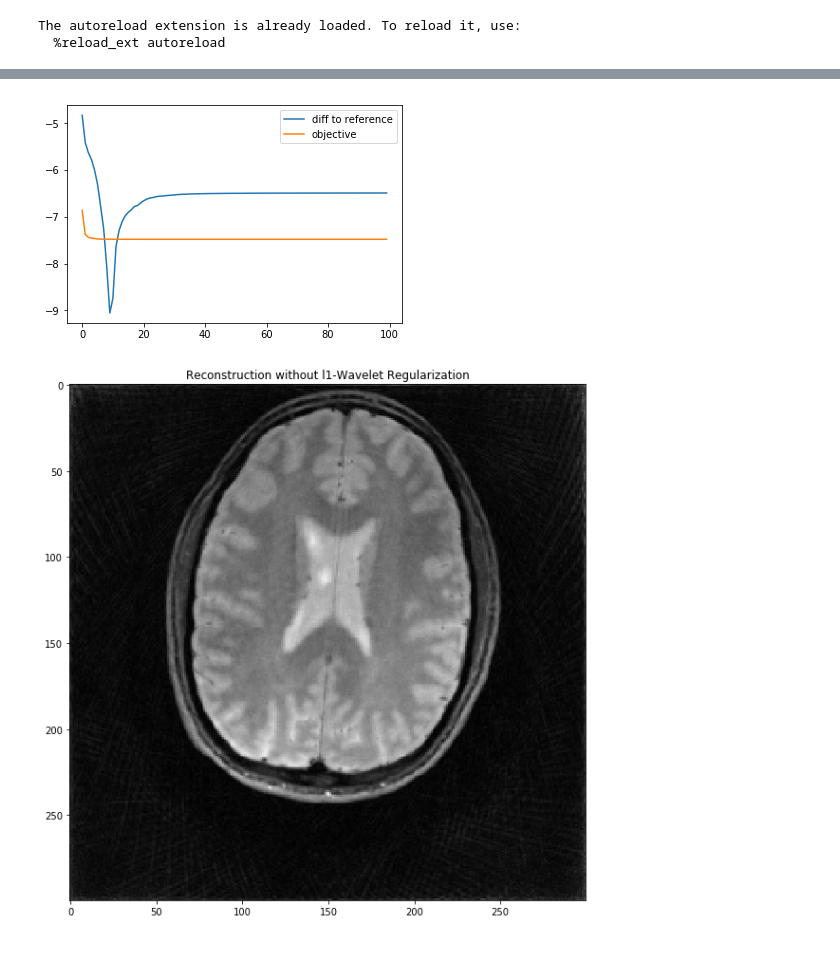
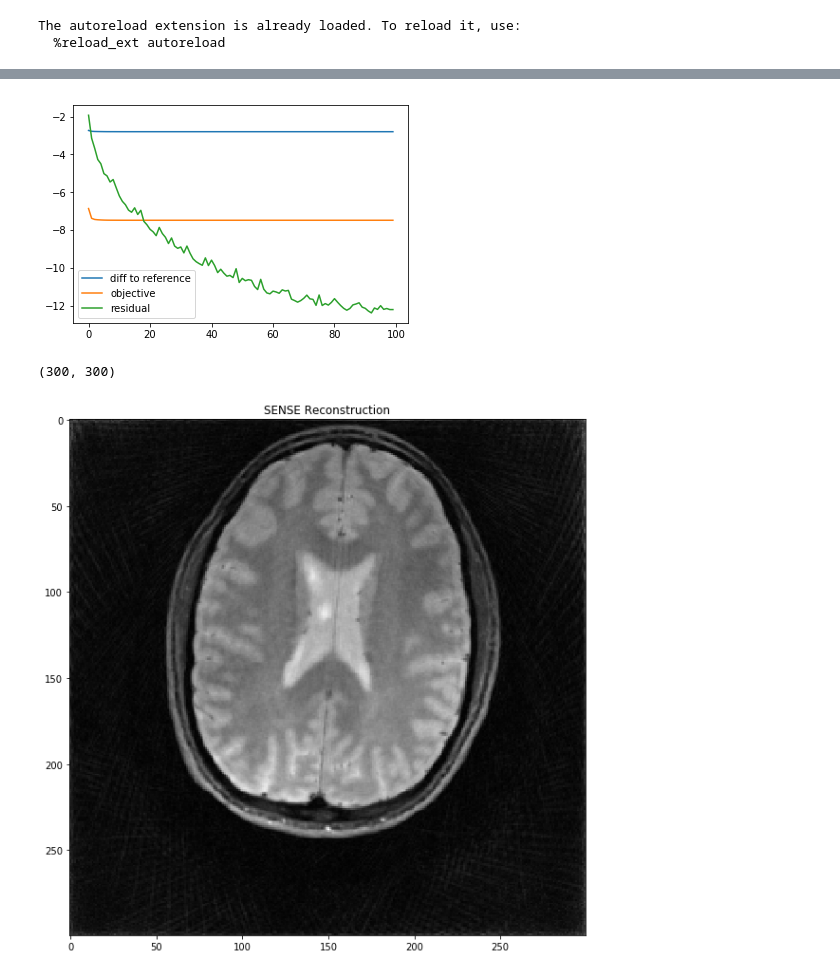
Before and after one commit to KeWang0622/rrsg_challenge_sigpy, a Jupyter notebook: rrsg_challenge/rrsg_ReproduceFigures.ipynb, the cells around one changed output, grey strips where cells are left out. Saved outputs shown, nothing was run; the diff lists cells and outputs as text; code cells hidden in the pictures.

Commit message:
Add density compensation and intensity correction

```diff
--- a/rrsg_challenge/rrsg_ReproduceFigures.ipynb
+++ b/rrsg_challenge/rrsg_ReproduceFigures.ipynb
@@ -59,7 +59,7 @@ class LinearLeastSquares_ref(sp.app.LinearLeastSquares):
                  alg_name=None, max_iter=100,
                  P=None, alpha=None, max_power_iter=30, accelerate=True,
                  tau=None, sigma=None,
-                 save_objective_values=True, show_pbar=True, reference_image=None):
+                 save_objective_values=True, show_pbar=True, reference_image=None, save_res=True):
         self.A = A
         self.y = y
         self.x = x
@@ -81,6 +81,7 @@ class LinearLeastSquares_ref(sp.app.LinearLeastSquares):
         self.save_objective_values = save_objective_values
         self.show_pbar = show_pbar
         self.reference_image = reference_image
+        self.save_res = save_res
 
         self.y_device = backend.get_device(y)
         if self.x is None:
@@ -92,6 +93,9 @@ class LinearLeastSquares_ref(sp.app.LinearLeastSquares):
 
         if self.save_objective_values:
             self.objective_values = []
+
+        if self.save_res:
+            self.res = [] # residual
 
         if self.reference_image is not None:
             self.diff_to_reference = []
@@ -106,6 +110,9 @@ class LinearLeastSquares_ref(sp.app.LinearLeastSquares):
         if self.save_objective_values:
             self.objective_values.append(self.objective())
 
+        if self.save_res:
+            self.res.append(self.alg.resid)
+
         if self.reference_image is not None:
             self.diff_to_reference.append(self.get_diff_to_reference())
 
@@ -121,0 +204,33 @@ class LinearLeastSquares_ref(sp.app.LinearLeastSquares):
+# %%
+# Define density compensation
+
+def get_dcf(coor):
+    pl.ScatterPlot(coor)
+    kmax = np.amax(coor)
+    coord_shape = coor.shape
+    nro, ntr, ndim = coord_shape
+    dcf = np.zeros((nro,ntr))
+    delta_k = kmax/nro
+    for i in range(nro):
+        for j in range(ntr):
+            if (i == 0) or (j == 0):
+                dcf[i,j] = 2*np.pi * 1/ntr * delta_k**2 * 1/8
+            else:
+                dcf[i,j] = 2*np.pi * 1/ntr * delta_k**2 * j
+    return dcf
+
+
+# Intensity correction
+img_shape = (1,300,300)
+intensity = sp.util.rss(sens_maps_t)
+I = sp.linop.Multiply(img_shape,intensity)
+
+# Compose linear operators
+S = sp.linop.Multiply(img_shape,sens_maps_t)
+NUFFT = sp.linop.NUFFT(S.oshape,coor)
+E = NUFFT*S*I
+dcf = get_dcf(coor)
+D = sp.linop.Multiply(E.oshape,dcf)
+A = D*E
+print("A input shape = {}".format(A.ishape))
+print("A output shape = {}".format(A.oshape))
@@ -122,5 +241,5 @@ class LinearLeastSquares_ref(sp.app.LinearLeastSquares):
 # %%
-s = LinearLeastSquares_ref(Operator,rawdata_brain,max_iter=10)
+s = LinearLeastSquares_ref(A,rawdata_brain,max_iter=10)
 img_rec_iter10 = s.run()
 img_rec_iter10_gpu = sp.backend.to_device(img_rec_iter10,gpu_number)
 s = LinearLeastSquares_ref(Operator,rawdata_brain,max_iter=100,reference_image=img_rec_iter10_gpu)
@@ -128,16 +247,19 @@ img_rec_now = s.run()
 # %%
 plt.plot(np.log(s.diff_to_reference),label='diff to reference')
 plt.plot(np.log(s.objective_values),label='objective')
+plt.plot(np.log(s.res),label="residual")
 plt.legend()
 plt.show()
 # %% [output]
-[figure, old version]
+[figure, new version]
 # %%
 img_rec_now = sp.backend.to_device(img_rec_now)
 im_abs_recon_now = abs(img_rec_now[0,:,:])
+print(im_abs_recon_now.shape)
 plt.figure(figsize=(20,10))
 plt.title("SENSE Reconstruction")
 plt.imshow(im_abs_recon_now[::-1,:],cmap='gray')
 plt.show()
 # %% [output]
+(300, 300)
-[figure, old version]
+[figure, new version]
```
Also changed, not shown: parts of 6 cells of this notebook, 3 other files.
